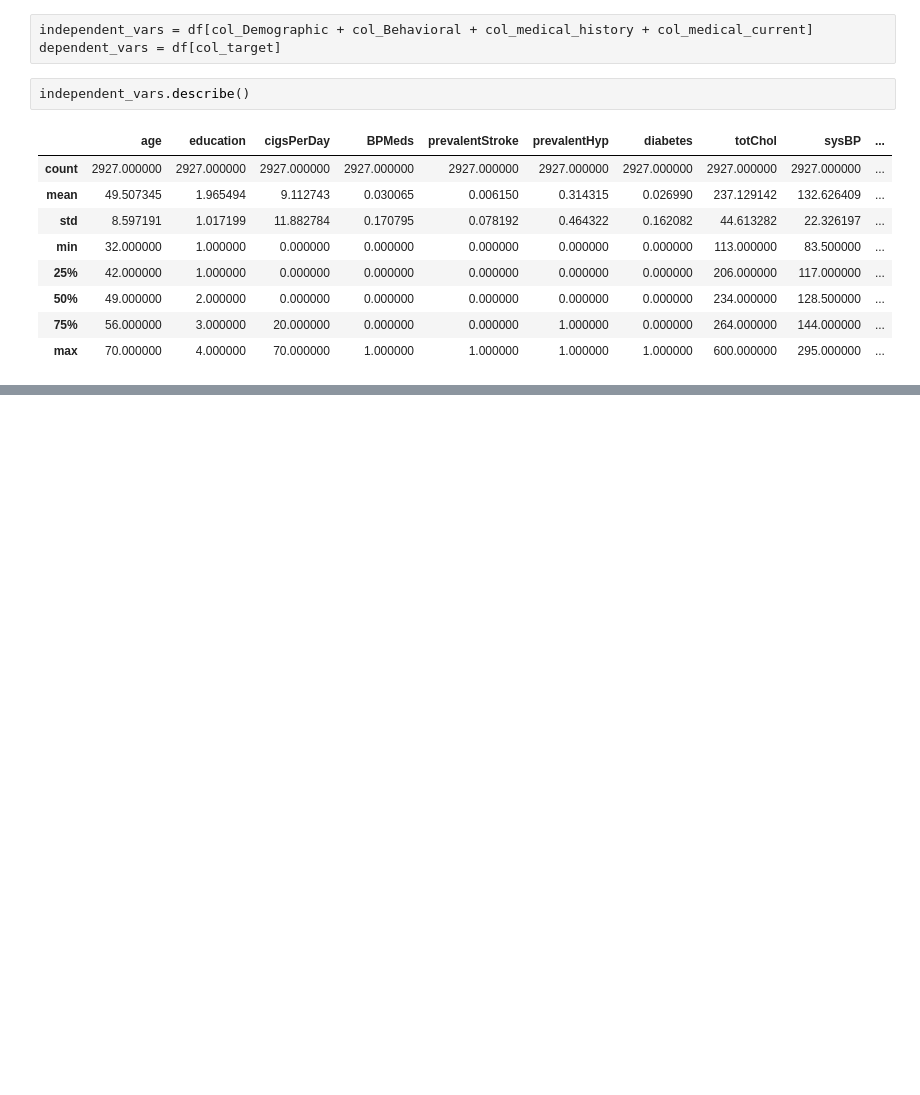
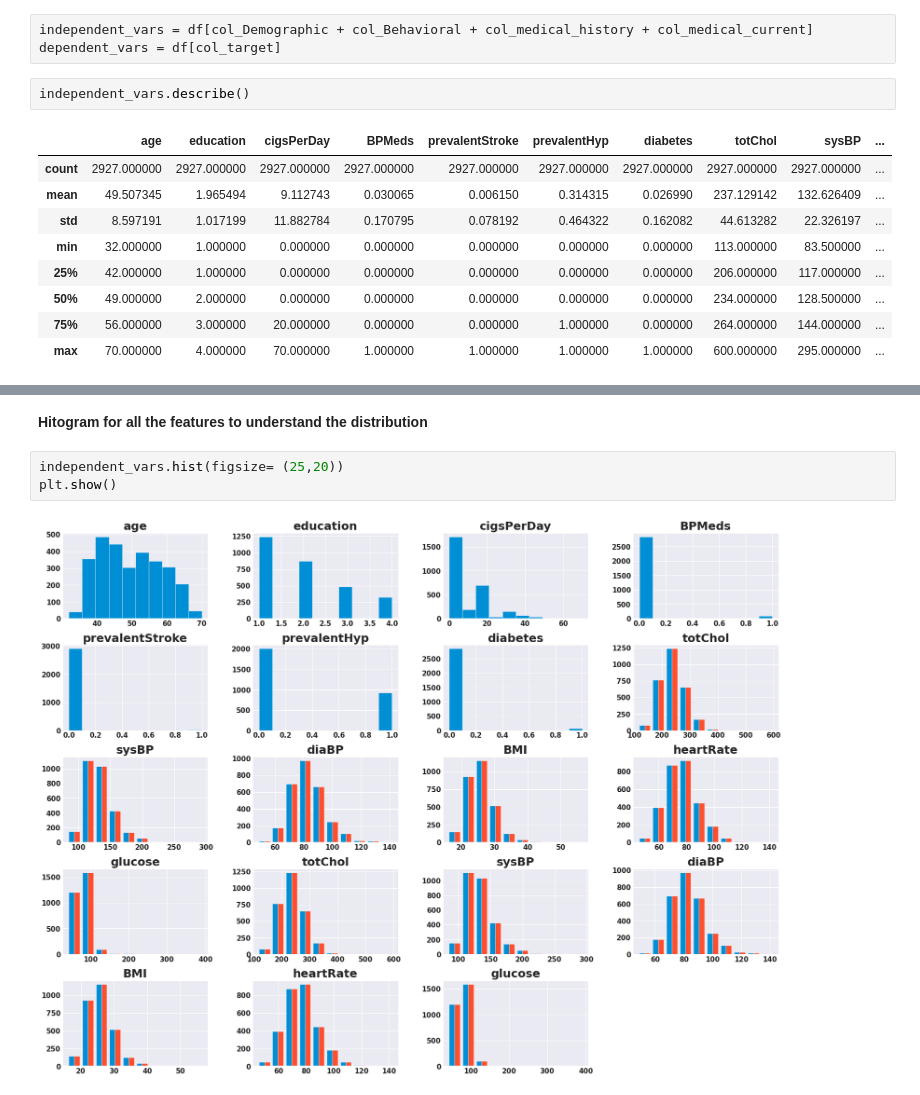
Before and after one commit to kavrit/Cardiovascular-Risk-Prediction, a Jupyter notebook: Capstone_Project_Cardiovascular_Risk_Prediction.ipynb, the cells around one changed output, grey strips where cells are left out. Saved outputs shown, nothing was run; the diff lists cells and outputs as text; blank space fills up the shorter version.

```diff
--- a/Capstone_Project_Cardiovascular_Risk_Prediction.ipynb
+++ b/Capstone_Project_Cardiovascular_Risk_Prediction.ipynb
@@ -321,0 +334,7 @@ independent_vars.describe()
+# %% [markdown]
+**Hitogram for all the features to understand the distribution**
+# %%
+independent_vars.hist(figsize= (25,20))
+plt.show()
+# %% [output]
+[figure, added]
```
Also changed, not shown: parts of 34 cells of this notebook.
